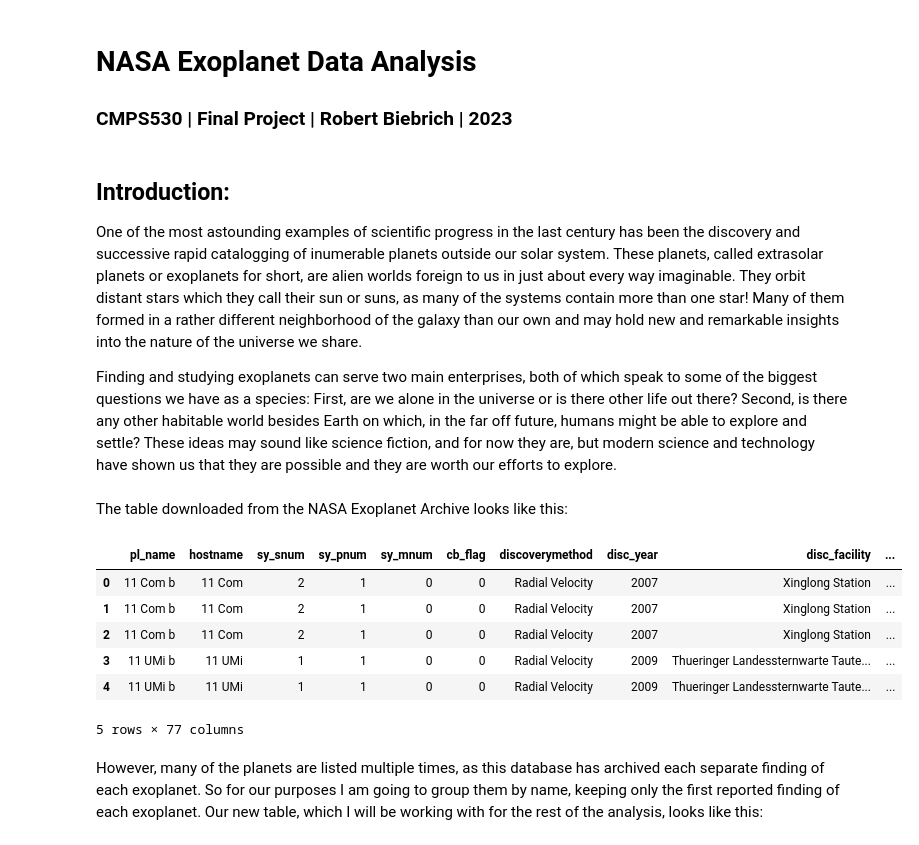
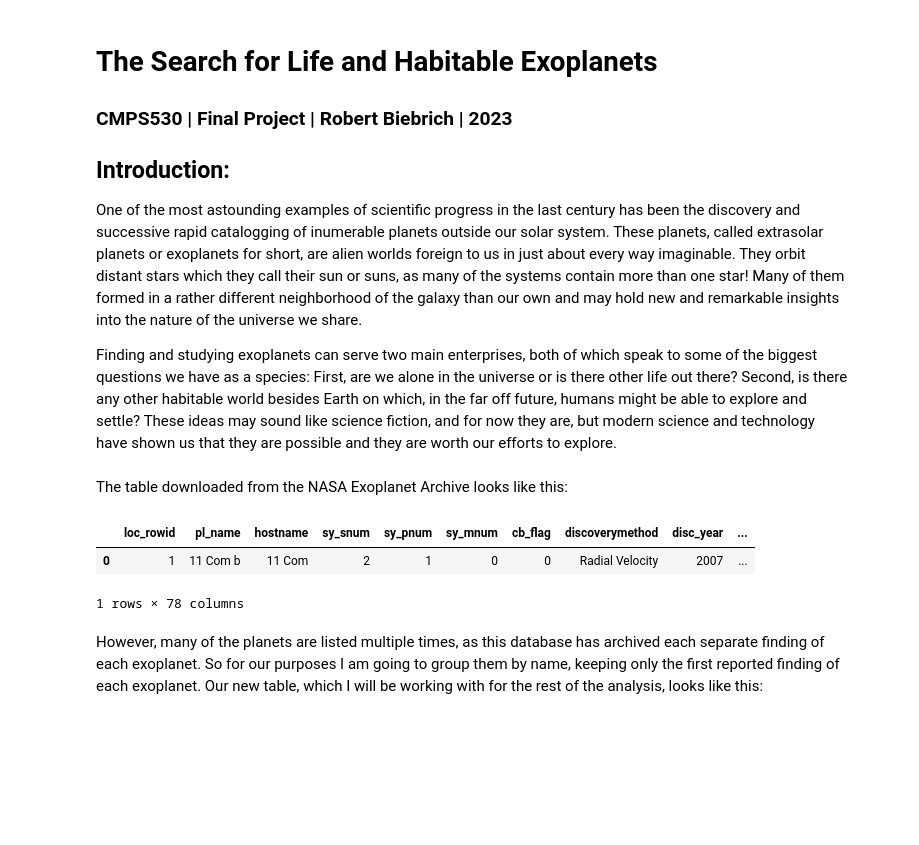
Before and after one commit to RBiebrich/NASA_Exoplanet_Data_Analysis, a Jupyter notebook: exoplanets.ipynb, the cells around one changed output. Drawn from its saved outputs; the diff is of its cells as text; code cells hidden in the pictures; blank space fills up the shorter version.

```diff
--- a/exoplanets.ipynb
+++ b/exoplanets.ipynb
@@ -1,7 +1,7 @@
-# %% [markdown]
-# NASA Exoplanet Data Analysis
-### CMPS530 | Final Project | Robert Biebrich | 2023
 # %% [markdown]
+# The Search for Life and Habitable Exoplanets
+### CMPS530 | Final Project | Robert Biebrich | 2023
+
 ## Introduction:
 One of the most astounding examples of scientific progress in the last century has been the discovery and successive rapid catalogging of inumerable planets outside our solar system. These planets, called extrasolar planets or exoplanets for short, are alien worlds foreign to us in just about every way imaginable. They orbit distant stars which they call their sun or suns, as many of the systems contain more than one star! Many of them formed in a rather different neighborhood of the galaxy than our own and may hold new and remarkable insights into the nature of the universe we share.
 
@@ -16,17 +16,14 @@ from scipy.interpolate import interp1d
 # %% [markdown]
 The table downloaded from the NASA Exoplanet Archive looks like this:
 # %%
+#| echo: False
 # Importing the data as a Pandas DataFrame
-raw_data = pd.read_csv('NASA-Exoplanet-Archive.csv')
-raw_data.head(5)
+raw_data = pd.read_csv('NASA-exoplanet-archive3.csv')
+raw_data.head(1)
 # %% [output]
-|  | pl_name | hostname | sy_snum | sy_pnum | sy_mnum | cb_flag | discoverymethod | disc_year | disc_facility | ... |
-| 0 | 11 Com b | 11 Com | 2 | 1 | 0 | 0 | Radial Velocity | 2007 | Xinglong Station | ... |
-| 1 | 11 Com b | 11 Com | 2 | 1 | 0 | 0 | Radial Velocity | 2007 | Xinglong Station | ... |
-| 2 | 11 Com b | 11 Com | 2 | 1 | 0 | 0 | Radial Velocity | 2007 | Xinglong Station | ... |
-| 3 | 11 UMi b | 11 UMi | 1 | 1 | 0 | 0 | Radial Velocity | 2009 | Thueringer Landessternwarte Taute... | ... |
-| 4 | 11 UMi b | 11 UMi | 1 | 1 | 0 | 0 | Radial Velocity | 2009 | Thueringer Landessternwarte Taute... | ... |
+|  | loc_rowid | pl_name | hostname | sy_snum | sy_pnum | sy_mnum | cb_flag | discoverymethod | disc_year | ... |
+| 0 | 1 | 11 Com b | 11 Com | 2 | 1 | 0 | 0 | Radial Velocity | 2007 | ... |
-5 rows × 77 columns
+1 rows × 78 columns
 # %% [markdown]
 However, many of the planets are listed multiple times, as this database has archived each separate finding of each exoplanet. So for our purposes I am going to group them by name, keeping only the first reported finding of each exoplanet. Our new table, which I will be working with for the rest of the analysis, looks like this:
 # %%
```
Also changed, not shown: parts of 34 cells of this notebook, 10 other files.
